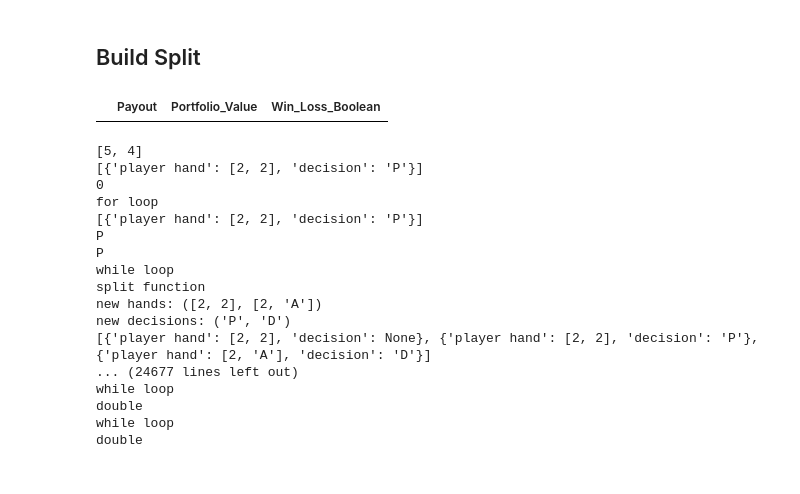
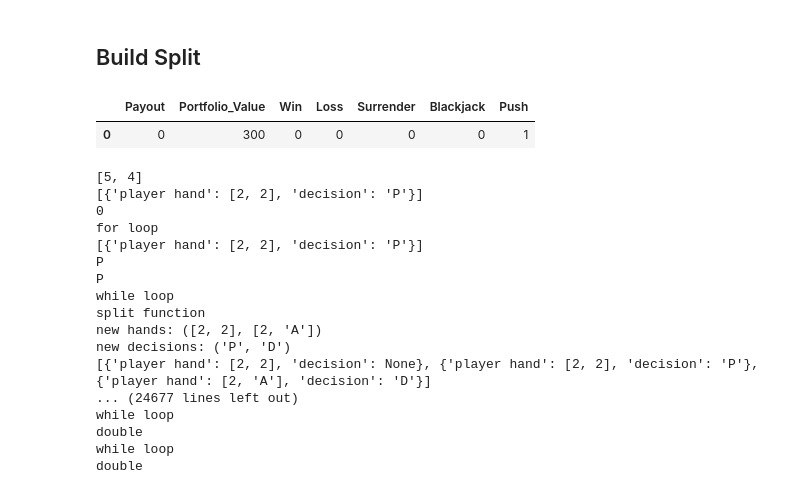
Before and after one commit to angelmvhill/BlackJack-Monte-Carlo-Simulation, a Jupyter notebook: blackjack_classes.ipynb, the cells around one changed output. Saved outputs shown, nothing was run; the diff lists cells and outputs as text; code cells hidden in the pictures.

```diff
--- a/blackjack_classes.ipynb
+++ b/blackjack_classes.ipynb
@@ -973,11 +1042,14 @@ for i in player_hands_dict:
     compare to dealer
 # %% [markdown]
 ## Build Split
-# %%
-portfolio_df = df = pd.DataFrame(columns=['Payout', 'Portfolio_Value', 'Win_Loss_Boolean'])
-portfolio_df
-# %% [output]
-|  | Payout | Portfolio_Value | Win_Loss_Boolean |
+# %%
+temp = pd.DataFrame([[payout, portfolio, 0, 0, 0, 0, 1]],
+                                columns=['Payout', 'Portfolio_Value', 'Win', 'Loss', 'Surrender', 'Blackjack', 'Push'],
+                                index=[monte_carlo_index])
+temp.head()
+# %% [output]
+|  | Payout | Portfolio_Value | Win | Loss | Surrender | Blackjack | Push |
+| 0 | 0 | 300 | 0 | 0 | 0 | 0 | 1 |
 # %%
 deck1 = Dealer()
 strategy = Strategy(-25, 1.2, 300, -12.5)
```
Also changed, not shown: parts of 3 cells of this notebook.
